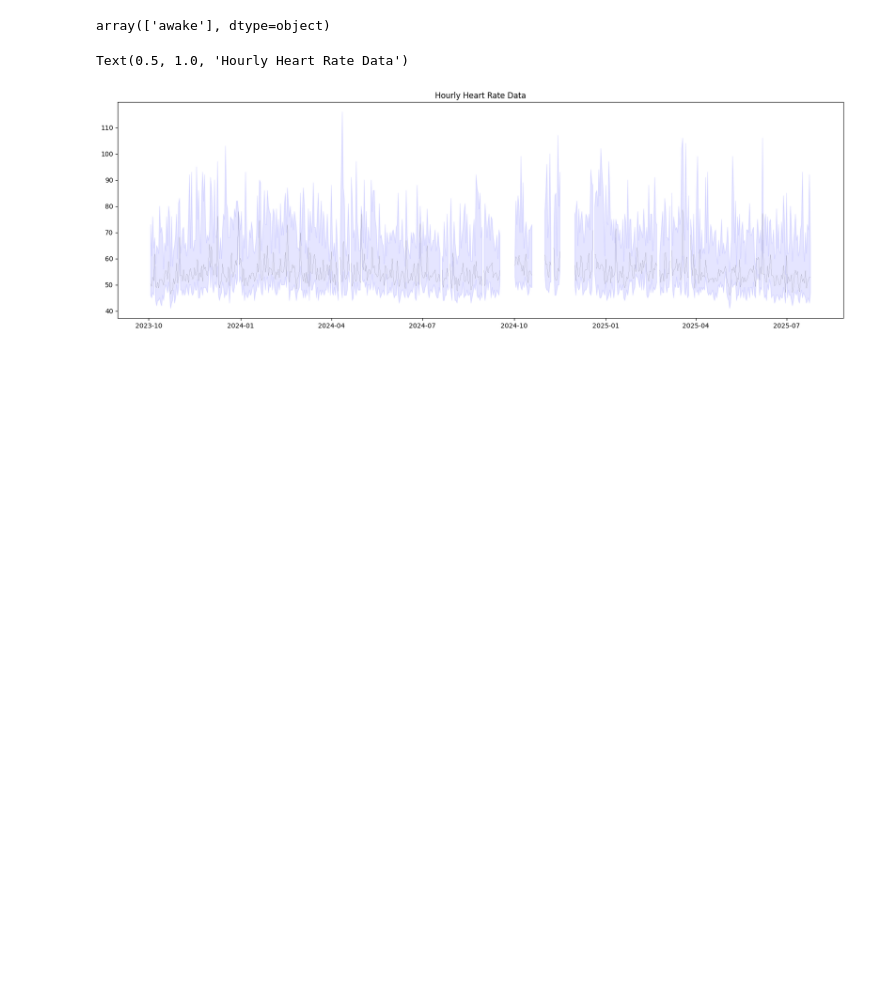
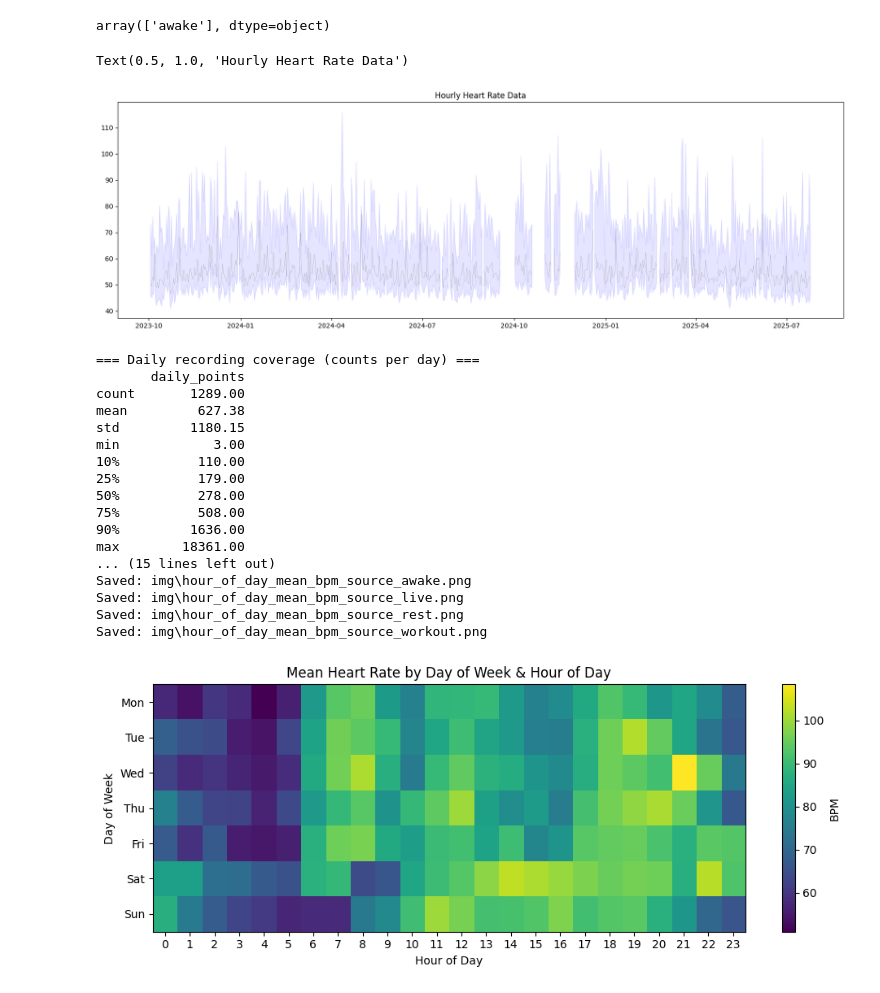
Before and after one commit to mateoneira/oura_analysis, a Jupyter notebook: bayesian_change_point.ipynb, the cells around one changed output. Saved outputs shown, nothing was run; the diff lists cells and outputs as text; code cells hidden in the pictures; blank space fills up the shorter version.

```diff
--- a/bayesian_change_point.ipynb
+++ b/bayesian_change_point.ipynb
@@ -26,7 +26,7 @@ start_year = 2021
 end_year = 2025
 
 current_start_date = date(start_year, 11, 1)
-overall_end_date = date(end_year, 7, 25)
+overall_end_date = date(end_year, 8, 7)
 
 pbar = tqdm(total=(overall_end_date - current_start_date).days // 30 + 1, desc="Fetching Heart Rate Data")
 
@@ -222,0 +416,31 @@ Text(0.5, 1.0, 'Hourly Heart Rate Data')
+# %%
+cleaned_df = clean(heart_rate_df)
+# %%
+#create a PATH
+path = Path("img")
+
+
+plot_daily_coverage( cleaned_df, path)
+summarize_by_source(cleaned_df, path)
+plot_histograms_by_source(cleaned_df, path)
+plot_hour_of_day_patterns(cleaned_df, path)
+plot_hr_heatmap_day_week_hour(cleaned_df, time_col="timestamp", bpm_col="bpm")
+# %% [output]
+=== Daily recording coverage (counts per day) ===
+       daily_points
+count       1289.00
+mean         627.38
+std         1180.15
+min            3.00
+10%          110.00
+25%          179.00
+50%          278.00
+75%          508.00
+90%         1636.00
+max        18361.00
+... (15 lines left out)
+Saved: img\hour_of_day_mean_bpm_source_awake.png
+Saved: img\hour_of_day_mean_bpm_source_live.png
+Saved: img\hour_of_day_mean_bpm_source_rest.png
+Saved: img\hour_of_day_mean_bpm_source_workout.png
+[figure, added]
```
Also changed, not shown: parts of 15 cells of this notebook, 1 other file.
